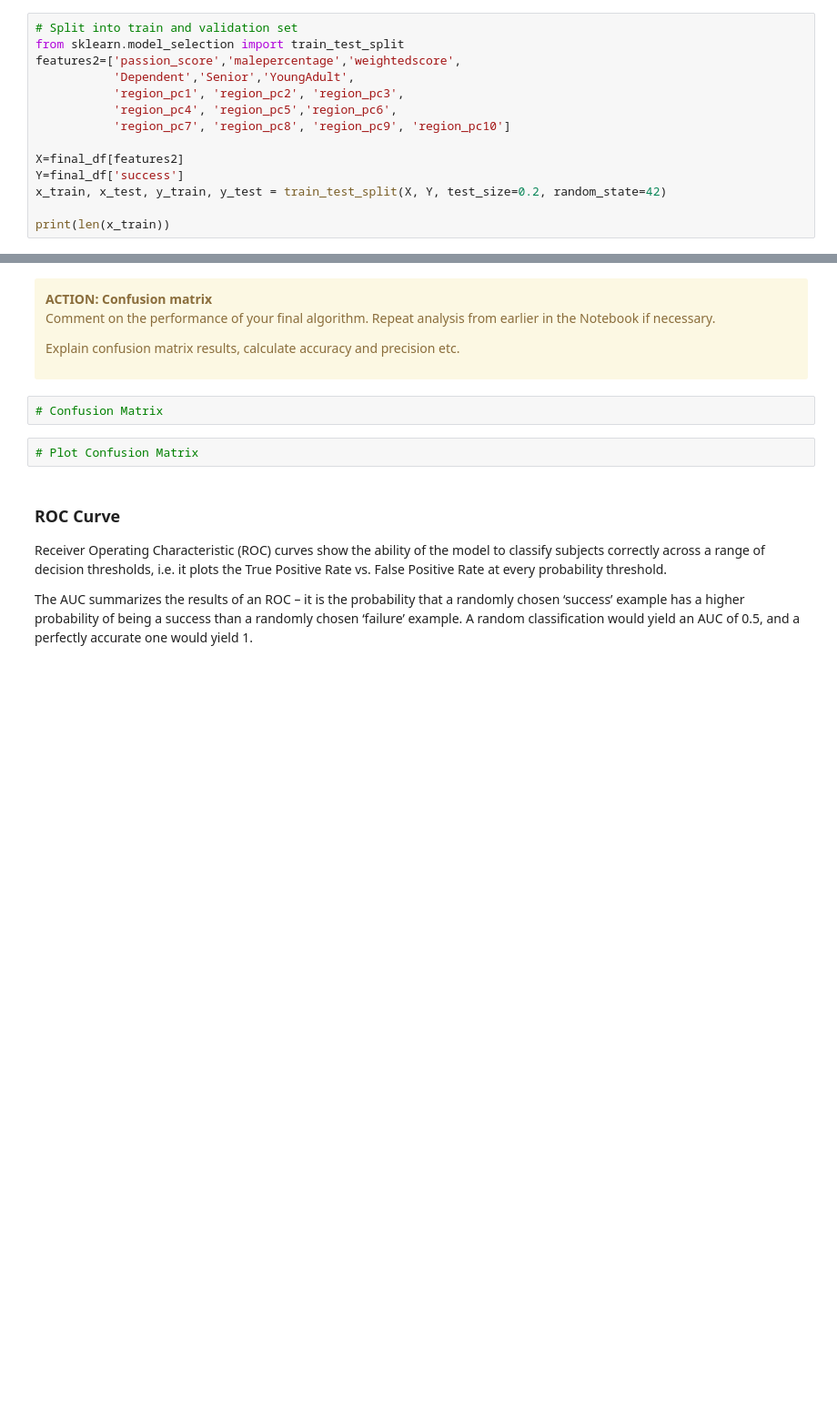
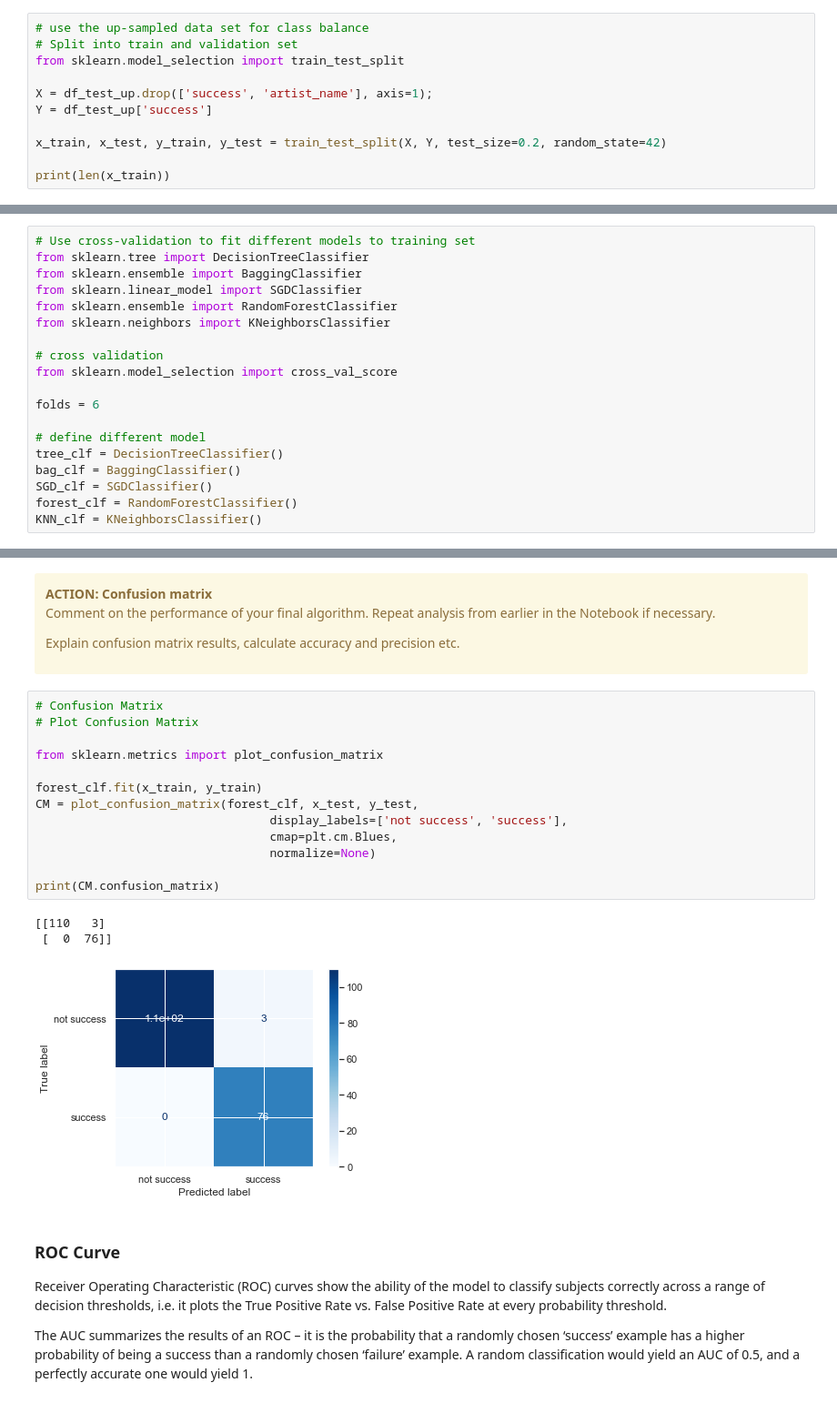
Before and after one commit to yxyyxy93/python_bussinessML_case_study, a Jupyter notebook: WMCS_yxy-Copy1.ipynb, the cells around one changed output, grey strips where cells are left out. Shown: that part at 91% size. Saved outputs shown, nothing was run; the diff lists cells and outputs as text; blank space fills up the shorter version.

```diff
--- a/WMCS_yxy-Copy1.ipynb
+++ b/WMCS_yxy-Copy1.ipynb
@@ -1246,14 +1383,11 @@ Below is an outline of the steps we will take to arrive at the best model:
 # %%
+# use the up-sampled data set for class balance
 # Split into train and validation set
 from sklearn.model_selection import train_test_split
-features2=['passion_score','malepercentage','weightedscore',
-           'Dependent','Senior','YoungAdult',
-           'region_pc1', 'region_pc2', 'region_pc3',
-           'region_pc4', 'region_pc5','region_pc6',
-           'region_pc7', 'region_pc8', 'region_pc9', 'region_pc10']
 
-X=final_df[features2]
-Y=final_df['success']
+X = df_test_up.drop(['success', 'artist_name'], axis=1);
+Y = df_test_up['success']
+
 x_train, x_test, y_train, y_test = train_test_split(X, Y, test_size=0.2, random_state=42)
 
 print(len(x_train))
@@ -1318,2 +1396,21 @@ print("svm_reg_clf: " + str(s_SVR.mean()))
+# %%
+# Use cross-validation to fit different models to training set
+from sklearn.tree import DecisionTreeClassifier
+from sklearn.ensemble import BaggingClassifier
+from sklearn.linear_model import SGDClassifier
+from sklearn.ensemble import RandomForestClassifier
+from sklearn.neighbors import KNeighborsClassifier
+
+# cross validation
+from sklearn.model_selection import cross_val_score
+
+folds = 6
+
+# define different model
+tree_clf = DecisionTreeClassifier()
+bag_clf = BaggingClassifier()
+SGD_clf = SGDClassifier()
+forest_clf = RandomForestClassifier()
+KNN_clf = KNeighborsClassifier()
 # %%
 # def get_feature_names
@@ -1344,10 +1454,23 @@ The confusion matrix shows the ways in which your classification model is confus
 <p> Explain confusion matrix results, calculate accuracy and precision etc. </p>
 
 </div>
-# %%
-# Confusion Matrix
-# %%
-# Plot Confusion Matrix
+# %%
+# Confusion Matrix
+# Plot Confusion Matrix
+
+from sklearn.metrics import plot_confusion_matrix
+
+forest_clf.fit(x_train, y_train)
+CM = plot_confusion_matrix(forest_clf, x_test, y_test,
+                                 display_labels=['not success', 'success'],
+                                 cmap=plt.cm.Blues,
+                                 normalize=None)
+
+print(CM.confusion_matrix)
+# %% [output]
+[[110   3]
+ [  0  76]]
+[figure, added]
 # %% [markdown]
 ### ROC Curve
 
```
Also changed, not shown: parts of 54 cells of this notebook.
